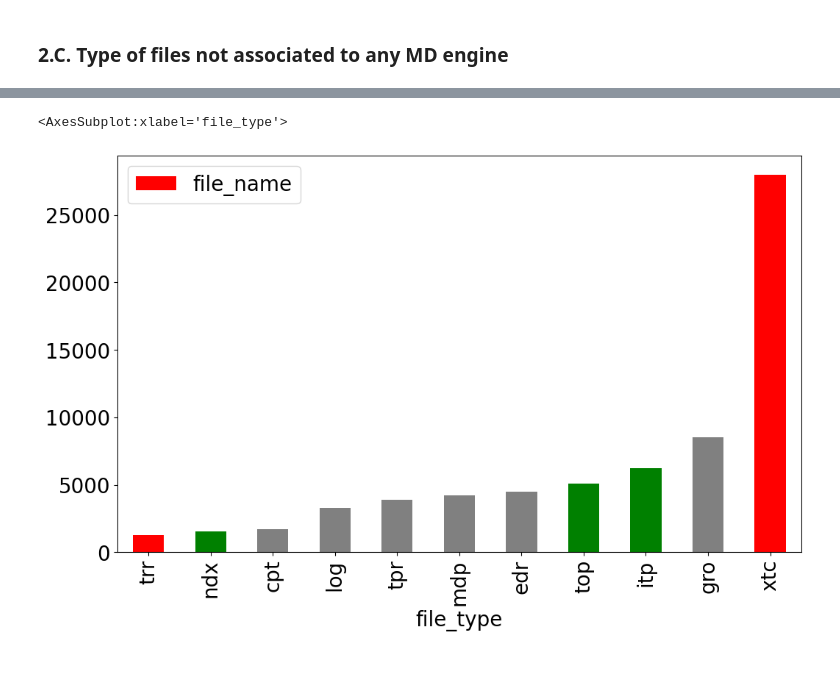
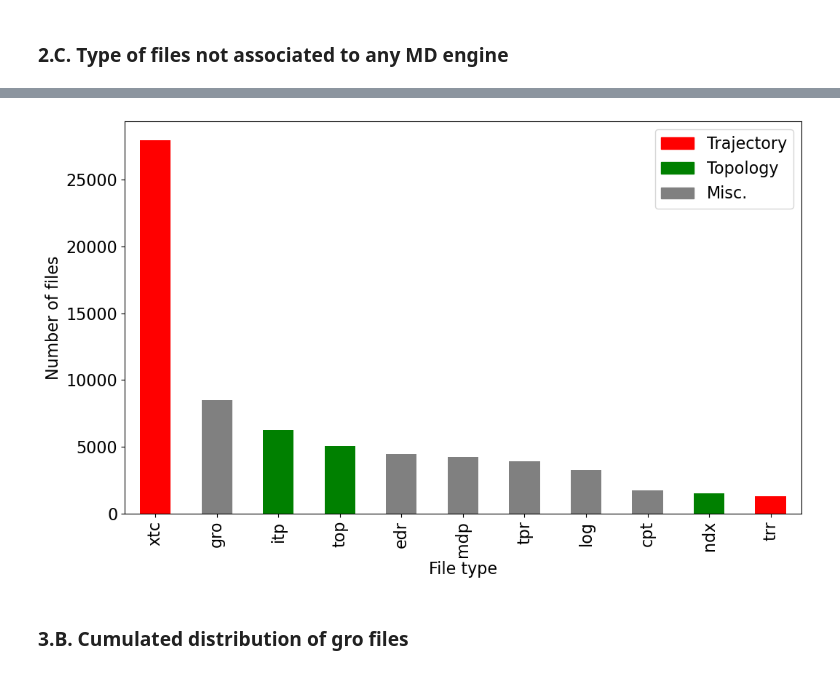
Before and after one commit to MDverse/mdda, a Jupyter notebook: notebooks/paper_figures.ipynb, the cells around one changed output, grey strips where cells are left out. Drawn from its saved outputs; the diff is of its cells as text; code cells hidden in the pictures.

Commit message:
Update figure 2A

```diff
--- a/notebooks/paper_figures.ipynb
+++ b/notebooks/paper_figures.ipynb
@@ -205,9 +206,9 @@ plt.savefig("fig/number_of_files_per_MD_engine.svg", bbox_inches="tight")
 # %% [markdown]
 ### 2.C. Type of files not associated to any MD engine
 # %%
-plt.rcParams.update({'font.size': 20})
+plt.rcParams.update({'font.size': 16})
 (df
- .query("engine_MD == 'None'")
+ .query("MD_engine == 'None'")
  .loc[:, "file_type"]
  .value_counts()
  .head(n=10)
@@ -227,14 +227,0 @@ plt.savefig("fig/number_of_files_per_filetype_no_MD_engine.svg", bbox_inches="ti
-# %%
-plt.rcParams.update({'font.size': 20})
-(df
- .query("engine_MD == 'GROMACS'")
- .loc[:, "file_type"]
- .value_counts()
- .head(n=10)
- .plot(kind="bar", figsize=(12,7))
-)
-plt.xlabel("File type")
-plt.xticks(rotation=0)
-plt.ylabel("Number of files")
-plt.savefig("fig/number_of_files_per_filetype_no_MD_engine.png", dpi=300, bbox_inches="tight")
-plt.savefig("fig/number_of_files_per_filetype_no_MD_engine.svg", bbox_inches="tight")
@@ -243,12 +228,27 @@ plt.savefig("fig/number_of_files_per_filetype_no_MD_engine.svg", bbox_inches="ti
 # %%
-colors={"trajectory":"red", "topology":"green", "none":"grey"}
+colors={
+    "trajectory":"red",
+    "topology":"green",
+    "none":"grey"
+}
 gromacs_file_types = (df
- .query("engine_MD == 'GROMACS'")
+ .query("MD_engine == 'GROMACS'")
  .groupby("file_type").agg({"category": "first", "file_name": "count"})
- .sort_values(by="file_name")
+ .sort_values(by="file_name", ascending=False)
 )
+plt.rcParams.update({'font.size': 16})
 gromacs_file_types["color"] = gromacs_file_types["category"].map(colors)
-gromacs_file_types.plot(y="file_name", kind="bar", figsize=(12,7), color=gromacs_file_types["color"])
+gromacs_file_types.plot(kind="bar", y="file_name", figsize=(12,7), color=gromacs_file_types["color"])
+plt.xlabel("File type")
+plt.ylabel("Number of files")
+# Custom legend.
+traj_patch = mpatches.Patch(color="red", label="Trajectory")
+topol_patch = mpatches.Patch(color="green", label="Topology")
+misc_patch = mpatches.Patch(color="grey", label="Misc.")
+plt.legend(handles=[traj_patch, topol_patch, misc_patch])
+plt.savefig("fig/number_of_files_per_filetype_no_MD_engine.png", dpi=300, bbox_inches="tight")
+plt.savefig("fig/number_of_files_per_filetype_no_MD_engine.svg", bbox_inches="tight")
 # %% [output]
-<AxesSubplot:xlabel='file_type'>
-[figure, old version]
+[figure, new version]
+# %% [markdown]
+### 3.B. Cumulated distribution of gro files
```
Also changed, not shown: parts of 4 cells of this notebook.
